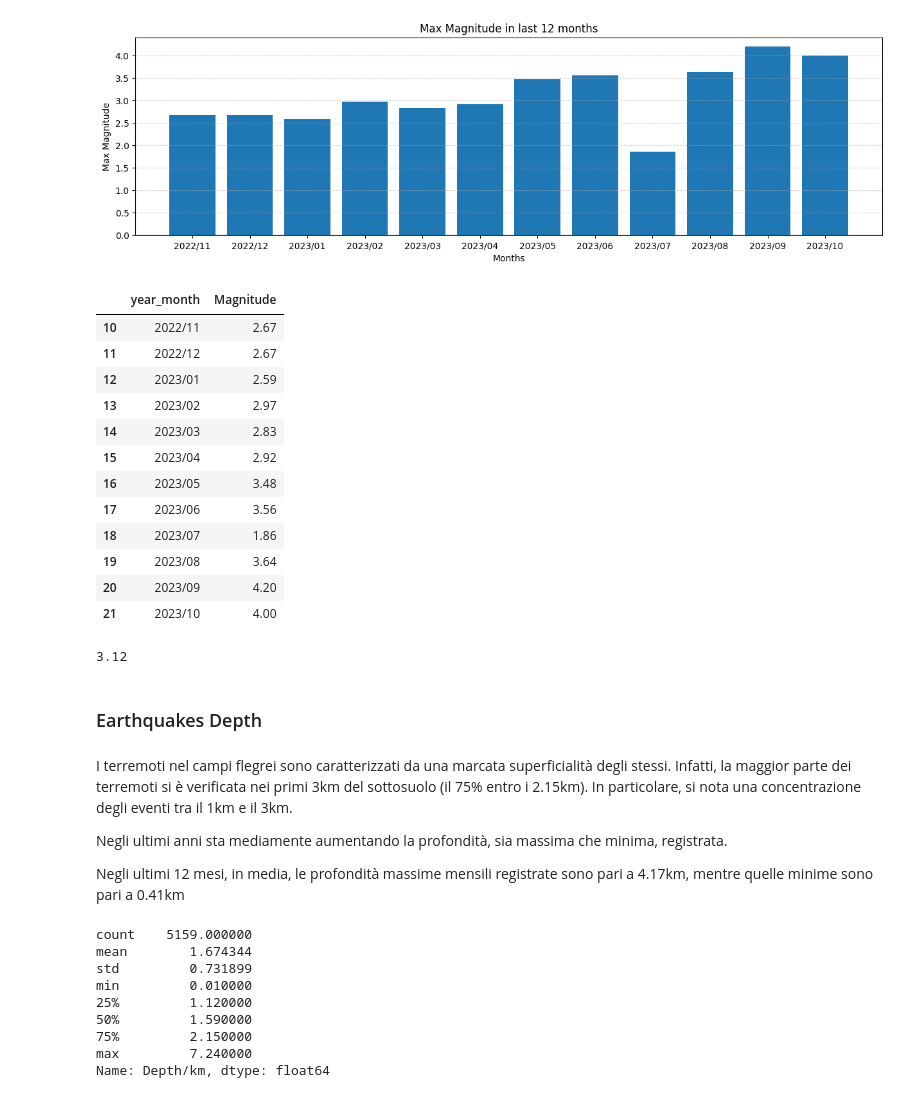
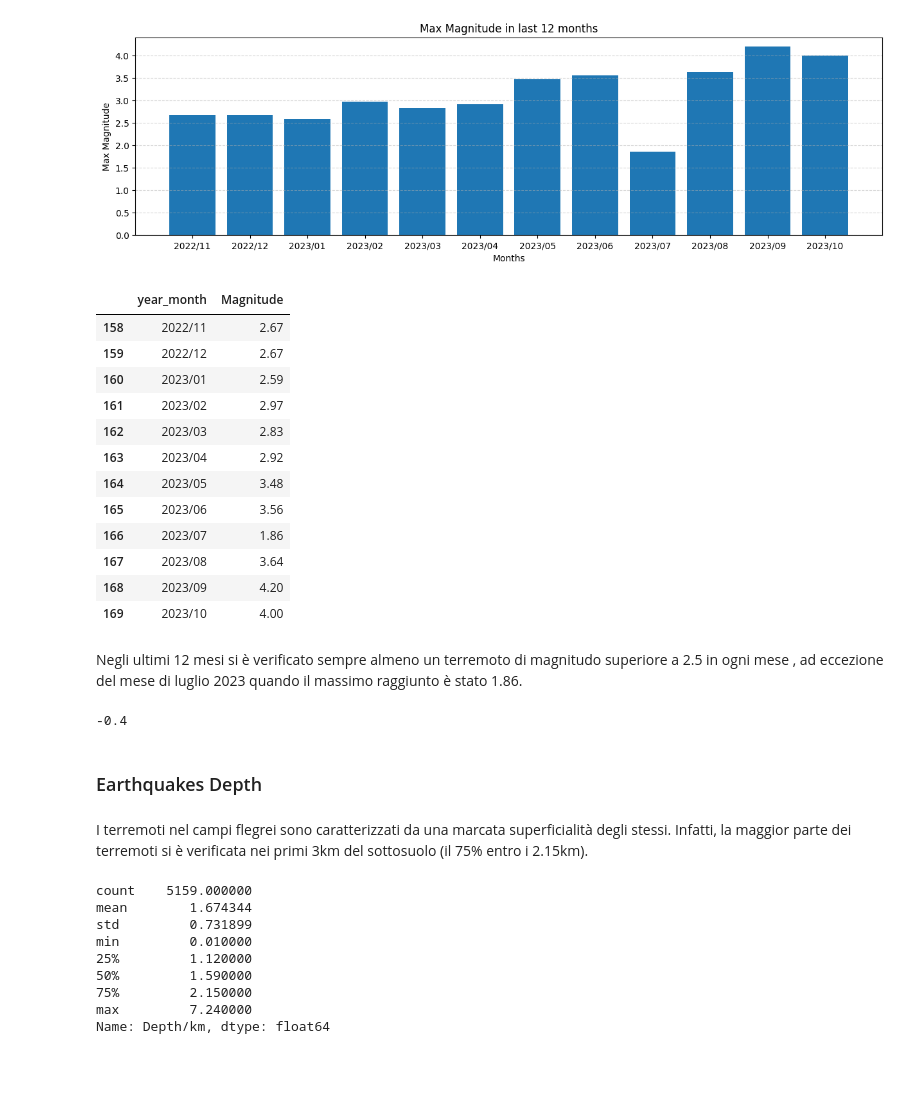
Before and after one commit to Pierfrancesco95/Portfolio, a Jupyter notebook: 03.03_PYTHON_Earthquakes Campi Flegrei/Analisi Terremoti CampiFlegrei.ipynb, the cells around one changed output. Saved outputs shown, nothing was run; the diff lists cells and outputs as text; code cells hidden in the pictures; blank space fills up the shorter version.

```diff
--- a/03.03_PYTHON_Earthquakes Campi Flegrei/Analisi Terremoti CampiFlegrei.ipynb
+++ b/03.03_PYTHON_Earthquakes Campi Flegrei/Analisi Terremoti CampiFlegrei.ipynb
@@ -588,34 +708,33 @@ plt.show()
 [figure]
 # %%
 # Magnituda massima negli ultimi 12 mesi
-data.tail(12)
+data = df[~df['Magnitude'].isnull()][['Magnitude','year_month','Time']]
+data.groupby('year_month')['Magnitude'].max().reset_index().tail(12)
 # %% [output]
 |  | year_month | Magnitude |
-| 10 | 2022/11 | 2.67 |
-| 11 | 2022/12 | 2.67 |
-| 12 | 2023/01 | 2.59 |
-| 13 | 2023/02 | 2.97 |
-| 14 | 2023/03 | 2.83 |
-| 15 | 2023/04 | 2.92 |
-| 16 | 2023/05 | 3.48 |
-| 17 | 2023/06 | 3.56 |
-| 18 | 2023/07 | 1.86 |
-| 19 | 2023/08 | 3.64 |
-| 20 | 2023/09 | 4.20 |
-| 21 | 2023/10 | 4.00 |
+| 158 | 2022/11 | 2.67 |
+| 159 | 2022/12 | 2.67 |
+| 160 | 2023/01 | 2.59 |
+| 161 | 2023/02 | 2.97 |
+| 162 | 2023/03 | 2.83 |
+| 163 | 2023/04 | 2.92 |
+| 164 | 2023/05 | 3.48 |
+| 165 | 2023/06 | 3.56 |
+| 166 | 2023/07 | 1.86 |
+| 167 | 2023/08 | 3.64 |
+| 168 | 2023/09 | 4.20 |
+| 169 | 2023/10 | 4.00 |
+# %% [markdown]
+Negli ultimi 12 mesi si è verificato sempre almeno un terremoto di magnitudo superiore a 2.5 in ogni mese , ad eccezione del mese di luglio 2023 quando il massimo raggiunto è stato 1.86.
 # %%
 # Media delle magnitudo massime mensili negli ultimi 12 mesi
 round(data.tail(12).Magnitude.mean(),2)
 # %% [output]
-3.12
+-0.4
 # %% [markdown]
 ### Earthquakes Depth
 # %% [markdown]
-I terremoti nel campi flegrei sono caratterizzati da una marcata superficialità degli stessi. Infatti, la maggior parte dei terremoti si è verificata nei primi 3km del sottosuolo (il 75% entro i 2.15km). In particolare, si nota una concentrazione degli eventi tra il 1km e il 3km.
-
-Negli ultimi anni sta mediamente aumentando la profondità, sia massima che minima, registrata.
-
-Negli ultimi 12 mesi, in media, le profondità massime mensili registrate sono pari a 4.17km, mentre quelle minime sono pari a 0.41km
+I terremoti nel campi flegrei sono caratterizzati da una marcata superficialità degli stessi. Infatti, la maggior parte dei terremoti si è verificata nei primi 3km del sottosuolo (il 75% entro i 2.15km).
 # %%
 df[df['Magnitude']>=0]['Depth/km'].describe()
 # %% [output]
```
Also changed, not shown: parts of 45 cells of this notebook.
